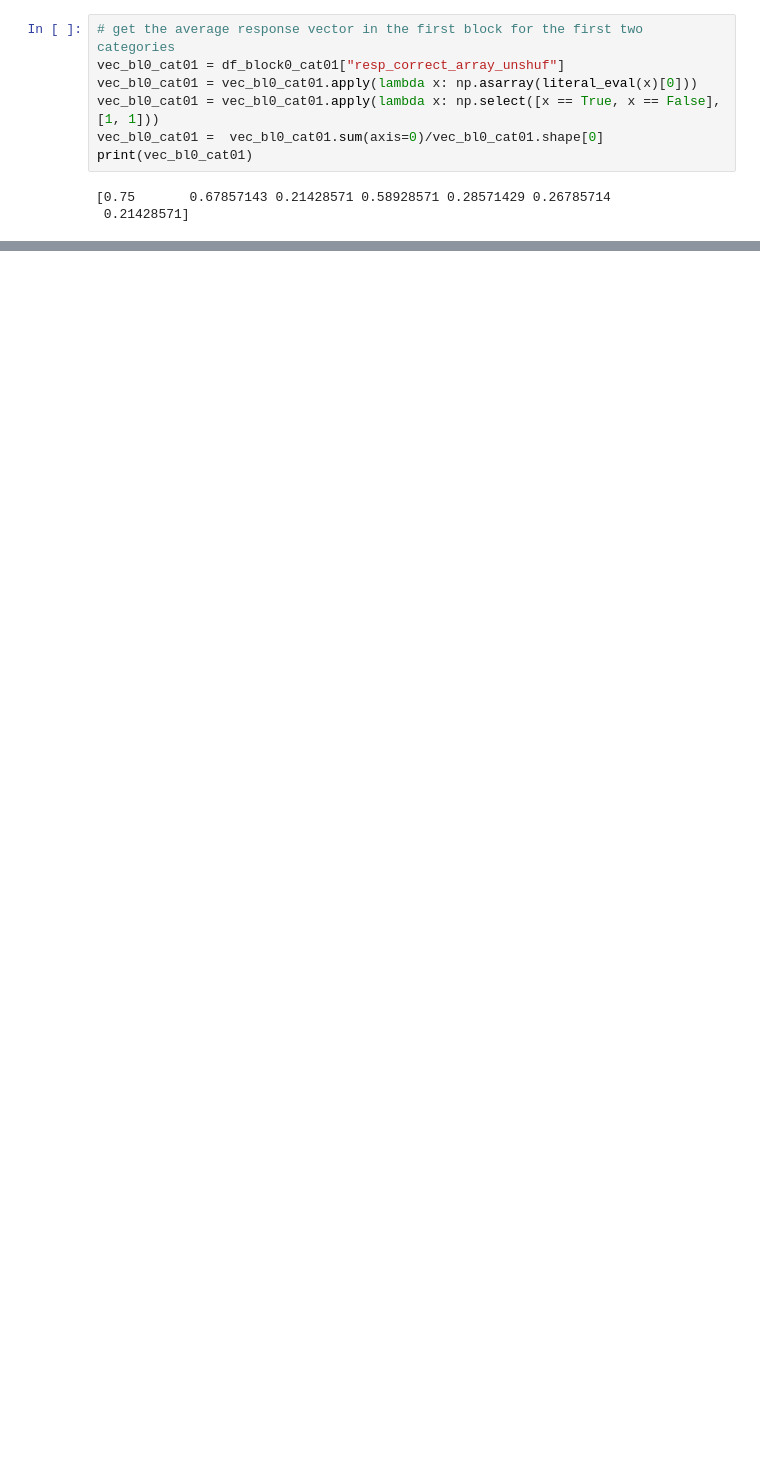
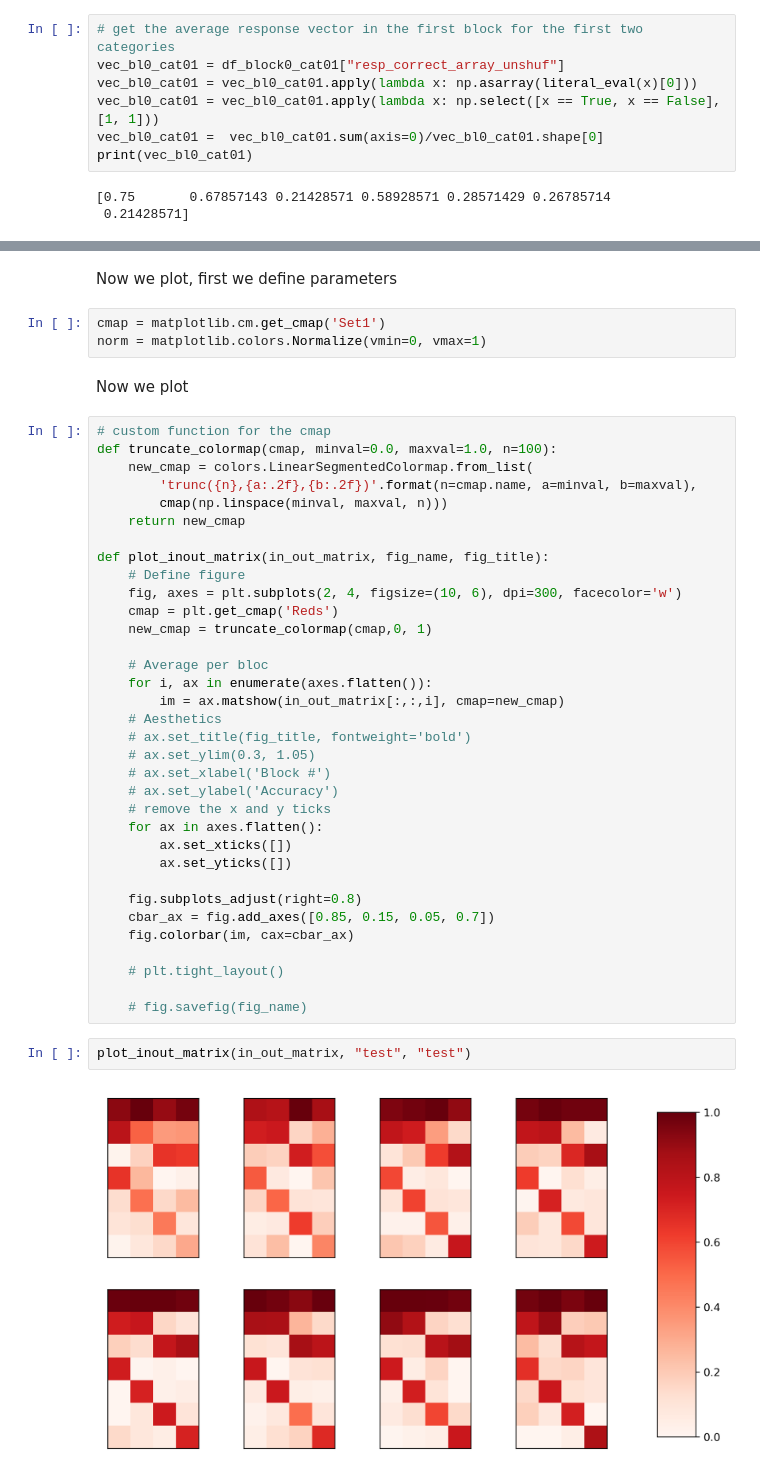
Before and after one commit to JirkoRu/analysis_scripts, a Jupyter notebook: input_output_matrix/corr_matrix.ipynb, the cells around one changed output, grey strips where cells are left out. Drawn from its saved outputs; the diff is of its cells as text; blank space fills up the shorter version.

Commit message:
made plots for input-output-correlation matrix

```diff
--- a/input_output_matrix/corr_matrix.ipynb
+++ b/input_output_matrix/corr_matrix.ipynb
@@ -70,0 +95,45 @@ def input_output_matrix(df):
+# %% [markdown]
+Now we plot, first we define parameters
+# %%
+cmap = matplotlib.cm.get_cmap('Set1')
+norm = matplotlib.colors.Normalize(vmin=0, vmax=1)
+# %% [markdown]
+Now we plot
+# %%
+# custom function for the cmap
+def truncate_colormap(cmap, minval=0.0, maxval=1.0, n=100):
+    new_cmap = colors.LinearSegmentedColormap.from_list(
+        'trunc({n},{a:.2f},{b:.2f})'.format(n=cmap.name, a=minval, b=maxval),
+        cmap(np.linspace(minval, maxval, n)))
+    return new_cmap
+
+def plot_inout_matrix(in_out_matrix, fig_name, fig_title):
+    # Define figure
+    fig, axes = plt.subplots(2, 4, figsize=(10, 6), dpi=300, facecolor='w')
+    cmap = plt.get_cmap('Reds')
+    new_cmap = truncate_colormap(cmap,0, 1)
+
+    # Average per bloc
+    for i, ax in enumerate(axes.flatten()):
+        im = ax.matshow(in_out_matrix[:,:,i], cmap=new_cmap)
+    # Aesthetics
+    # ax.set_title(fig_title, fontweight='bold')
+    # ax.set_ylim(0.3, 1.05)
+    # ax.set_xlabel('Block #')
+    # ax.set_ylabel('Accuracy')
+    # remove the x and y ticks
+    for ax in axes.flatten():
+        ax.set_xticks([])
+        ax.set_yticks([])
+
+    fig.subplots_adjust(right=0.8)
+    cbar_ax = fig.add_axes([0.85, 0.15, 0.05, 0.7])
+    fig.colorbar(im, cax=cbar_ax)
+
+    # plt.tight_layout()
+
+    # fig.savefig(fig_name)
+# %%
+plot_inout_matrix(in_out_matrix, "test", "test")
+# %% [output]
+[figure, added]
```
Also changed, not shown: parts of 3 cells of this notebook, 2 other files.
